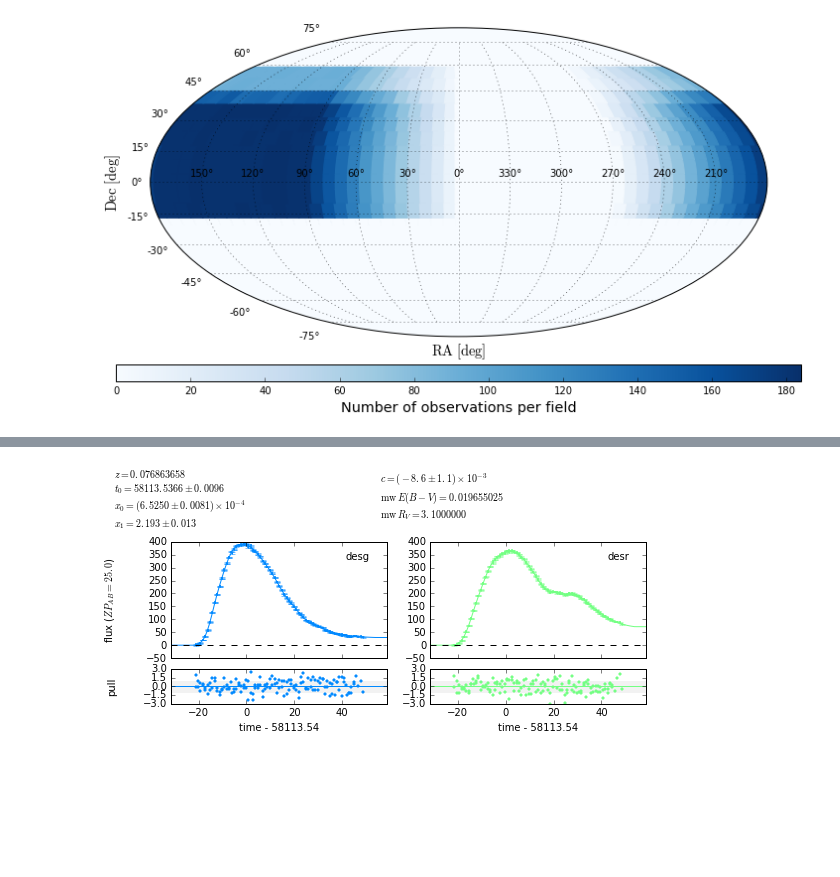
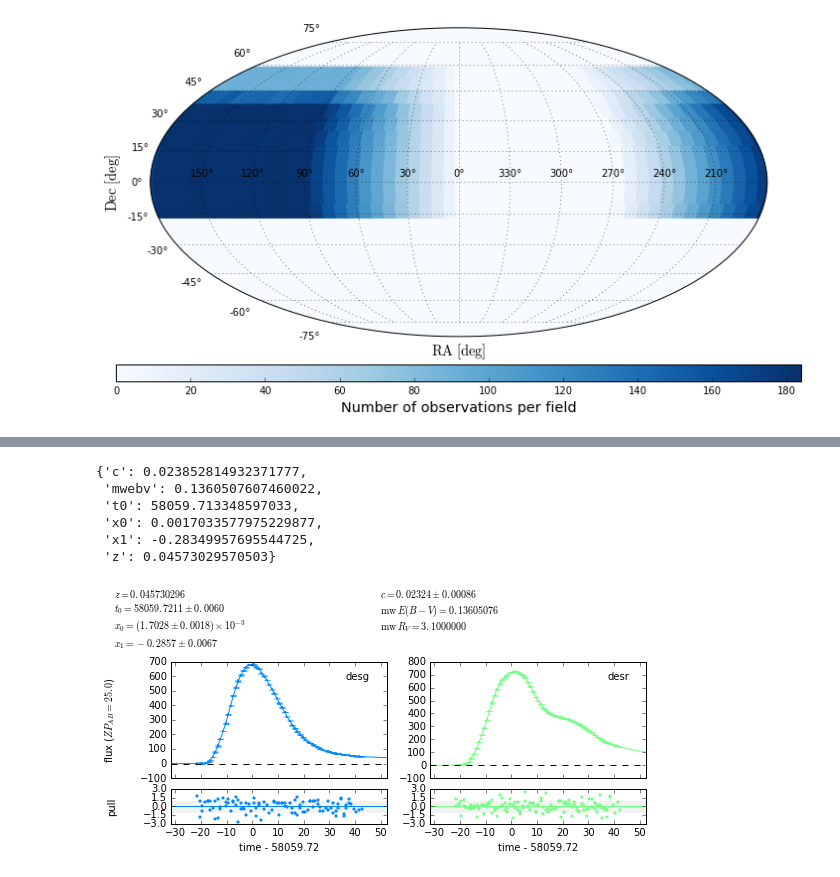
Before and after one commit to MickaelRigault/astrobject, a Jupyter notebook: notebooks/survey_plan_and_lightcurves.ipynb, the cells around one changed output, grey strips where cells are left out. Drawn from its saved outputs; the diff is of its cells as text; code cells hidden in the pictures; blank space fills up the shorter version.

```diff
--- a/notebooks/survey_plan_and_lightcurves.ipynb
+++ b/notebooks/survey_plan_and_lightcurves.ipynb
@@ -135,13 +129,24 @@ lcs[32].meta
+# %%
+# Its parameters
+lcs[19].meta
+# %% [output]
+{'c': 0.023852814932371777,
+ 'mwebv': 0.1360507607460022,
+ 't0': 58059.713348597033,
+ 'x0': 0.0017033577975229877,
+ 'x1': -0.28349957695544725,
+ 'z': 0.04573029570503}
 # %%
-lc = lcs[32]
+# Example lightcurve fit
+lc = lcs[19]
 
 import sncosmo
-survey.model.set(z=lc.meta['z'],mwebv=lc.meta['mwebv'])
-res, fitted_model = sncosmo.fit_lc(lc, survey.model, ['t0', 'x0', 'x1', 'c'])
+survey.generator.model.set(z=lc.meta['z'],mwebv=lc.meta['mwebv'])
+res, fitted_model = sncosmo.fit_lc(lc, survey.generator.model, ['t0', 'x0', 'x1', 'c'])
 
 _ = sncosmo.plot_lc(lc, model=fitted_model, errors=res.errors)
 # %% [output]
-[figure, old version]
+[figure, new version]
 # %%
 # MW E(B-V) is now automatically included in the lc model,
 # so MW can be seen in magnitudes
```
Also changed, not shown: parts of 8 cells of this notebook, 3 other files.
